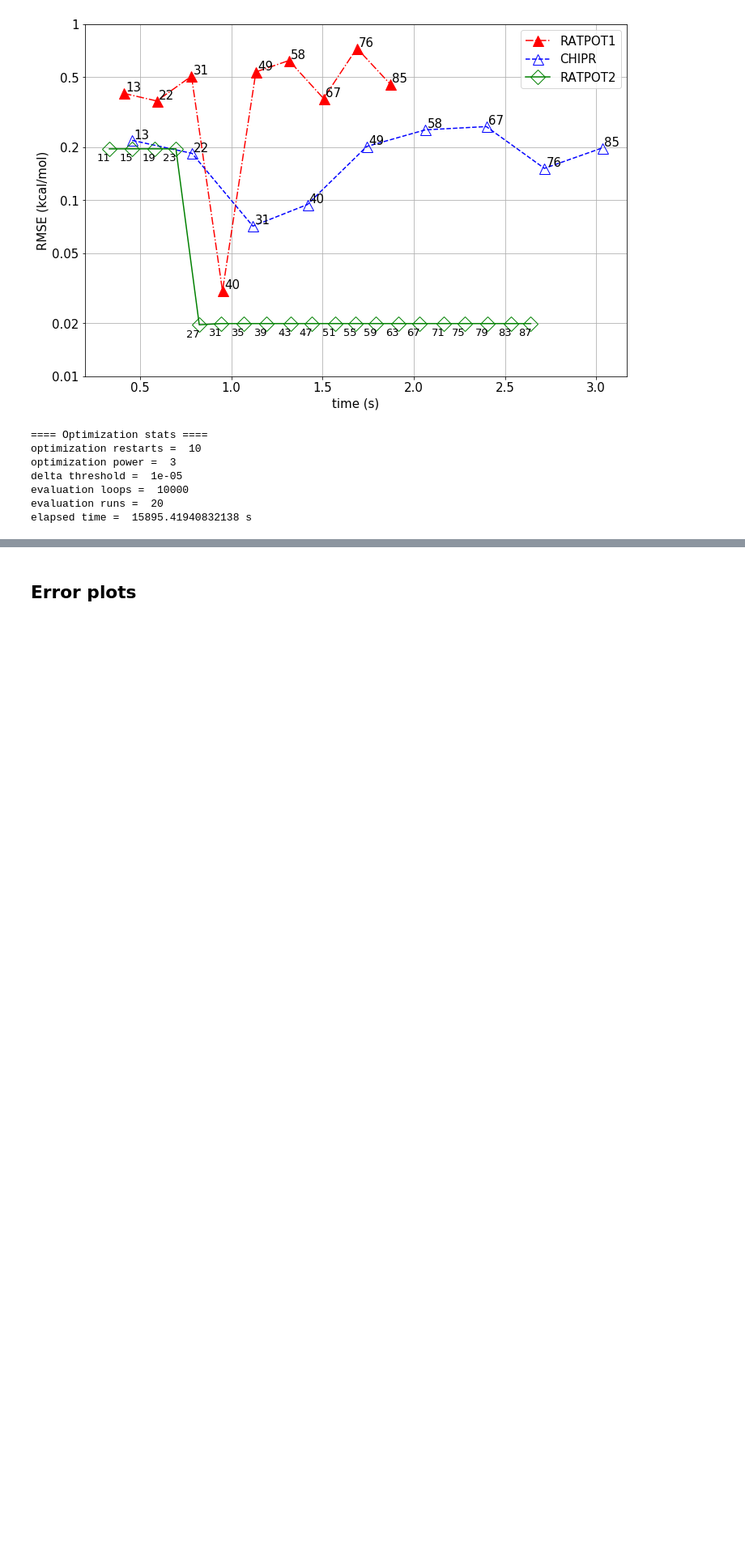
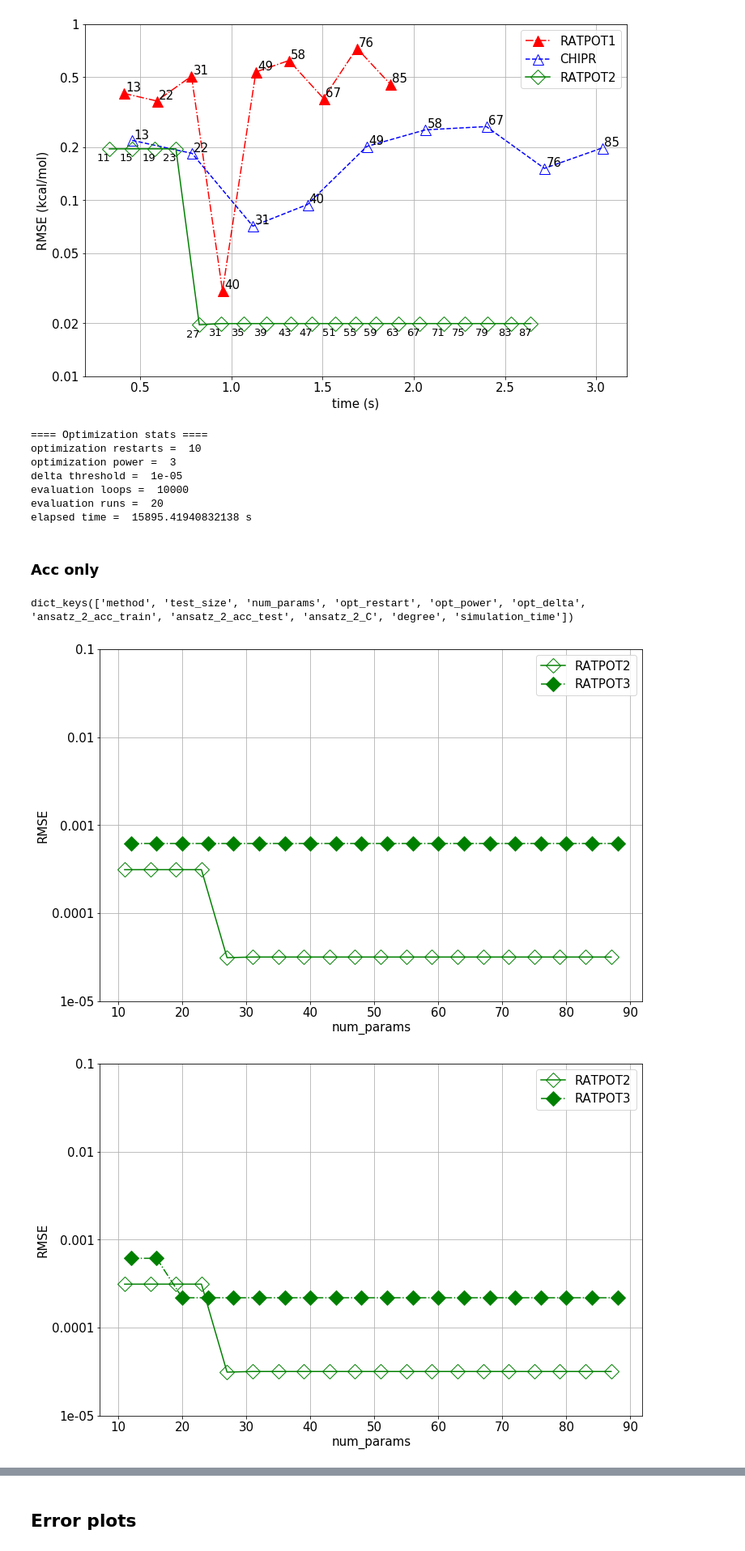
Before and after one commit to berylgithub/pes, a Jupyter notebook: PES_visu.ipynb, the cells around one changed output, grey strips where cells are left out. Shown at 81% size. Drawn from its saved outputs; the diff is of its cells as text; code cells hidden in the pictures; blank space fills up the shorter version.

```diff
--- a/PES_visu.ipynb
+++ b/PES_visu.ipynb
@@ -110,3 +110,45 @@ delta threshold =  1e-05
 evaluation loops =  10000
 evaluation runs =  20
 elapsed time =  15895.41940832138 s
+# %% [markdown]
+### Acc only
+# %%
+fname = "result/spec_split_data_fit_multirestart_OH+_161121_211534.pkl"
+with open(fname, 'rb') as handle:
+    data = pickle.load(handle)
+print(data.keys())
+fnames1 = ["result/spec_split_data_fit_multirestart_ansatz_3_freeze_OH+_241121_173555.pkl",
+         "result/spec_split_data_fit_multirestart_ansatz_3_normal_OH+_241121_184742.pkl",
+         "result/spec_split_data_fit_multirestart_ansatz_3_normal_OH+_021221_135207.pkl",
+         "result/spec_split_data_fit_multirestart_ansatz_3_normal_OH+_021221_145337.pkl",
+         "result/spec_split_data_fit_multirestart_ansatz_3_normal_OH+_021221_153841.pkl",
+         "result/spec_split_data_fit_multirestart_ansatz_3_normal_OH+_021221_194941.pkl",
+         "result/spec_split_data_fit_multirestart_ansatz_3_normal_OH+_031221_122337.pkl",
+         "result/spec_split_data_fit_multirestart_ansatz_3_normal_OH+_031221_131728.pkl"]
+for fname1 in fnames1:
+    with open(fname1, 'rb') as handle:
+        data1 = pickle.load(handle)
+    #print(data1.keys())
+
+    plt.rcParams.update({'font.size': 15})
+    #plt.subplots(figsize=(12, 8))
+    fig, ax = plt.subplots(figsize=(12, 8))
+    markersize = 13
+
+    x = data["num_params"]; y = data["ansatz_2_acc_test"]
+    ax.plot(x, np.log10(y), '-gD', markersize=markersize, fillstyle="none")
+    x = data1["num_params"]; y = data1["ansatz_3_acc_test"]
+    ax.plot(x, np.log10(y), '-.gD', markersize=markersize)
+
+    interval = [1e-5, 1e-4, 1e-3, 1e-2, 1e-1]
+    plt.yticks(np.log10(interval), interval)
+
+    plt.xlabel("num_params"); plt.ylabel("RMSE")
+    plt.legend(["RATPOT2","RATPOT3"])
+
+    ax.grid()
+    plt.show()
+# %% [output]
+dict_keys(['method', 'test_size', 'num_params', 'opt_restart', 'opt_power', 'opt_delta', 'ansatz_2_acc_train', 'ansatz_2_acc_test', 'ansatz_2_C', 'degree', 'simulation_time'])
+[figure, added]
+[figure, added]
```
Also changed, not shown: parts of 8 cells of this notebook.
